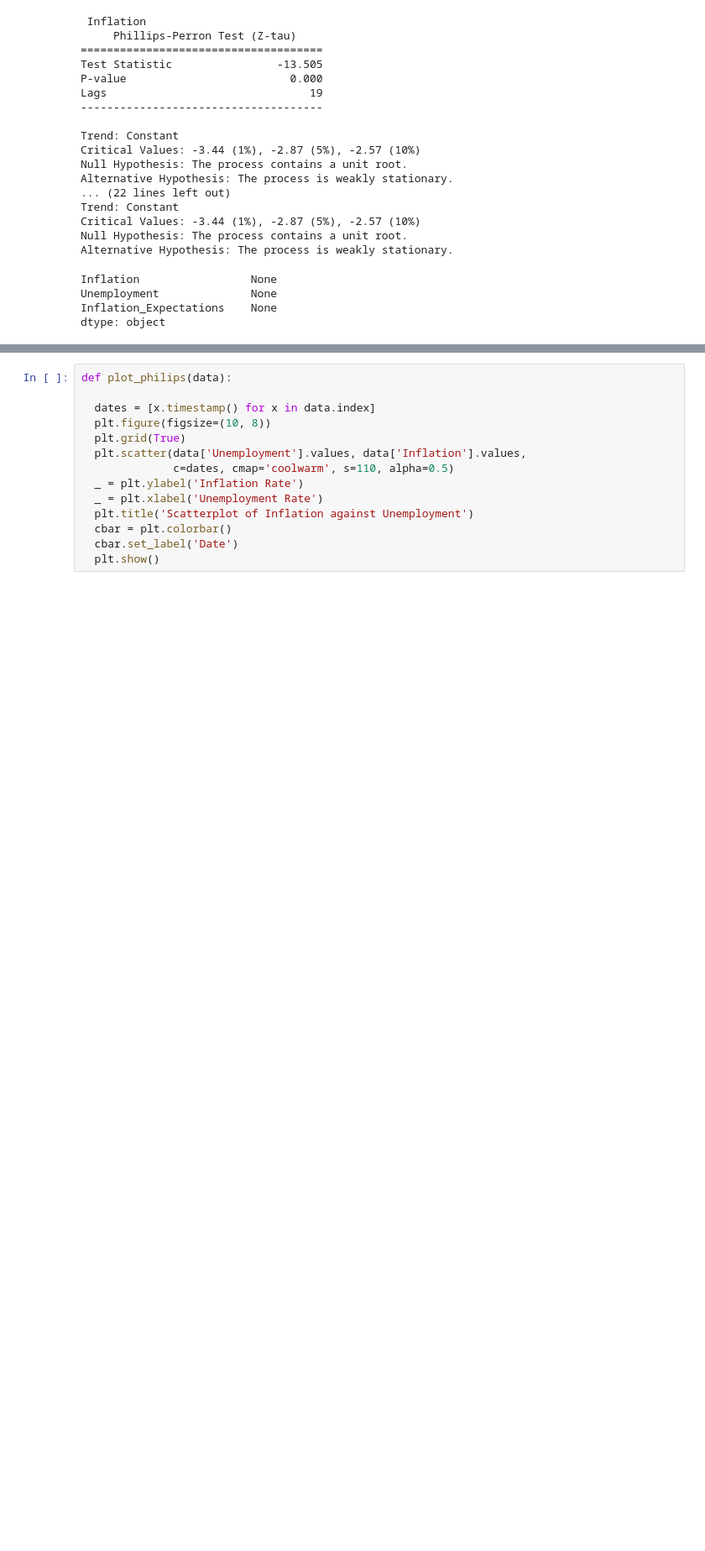
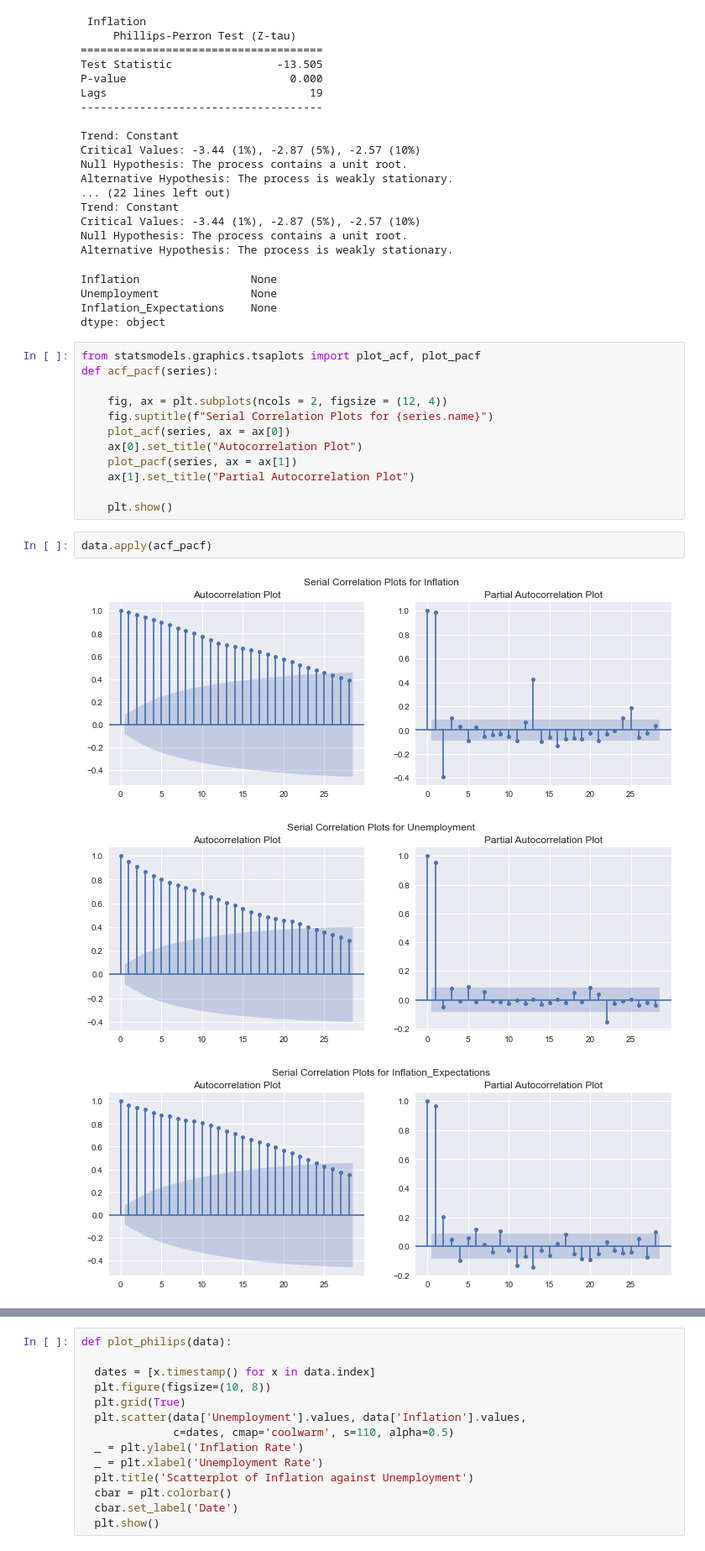
Before and after one commit to samaypanwar/HE3023-Project, a Jupyter notebook: eda_notebook.ipynb, the cells around one changed output, grey strips where cells are left out. Shown at 84% size. Saved outputs shown, nothing was run; the diff lists cells and outputs as text; blank space fills up the shorter version.

```diff
--- a/eda_notebook.ipynb
+++ b/eda_notebook.ipynb
@@ -140,3 +140,21 @@ Inflation                 None
 Unemployment              None
 Inflation_Expectations    None
 dtype: object
+# %%
+from statsmodels.graphics.tsaplots import plot_acf, plot_pacf
+def acf_pacf(series):
+
+    fig, ax = plt.subplots(ncols = 2, figsize = (12, 4))
+    fig.suptitle(f"Serial Correlation Plots for {series.name}")
+    plot_acf(series, ax = ax[0])
+    ax[0].set_title("Autocorrelation Plot")
+    plot_pacf(series, ax = ax[1])
+    ax[1].set_title("Partial Autocorrelation Plot")
+
+    plt.show()
+# %%
+data.apply(acf_pacf)
+# %% [output]
+[figure, added]
+[figure, added]
+[figure, added]
```
Also changed, not shown: parts of 13 cells of this notebook.
